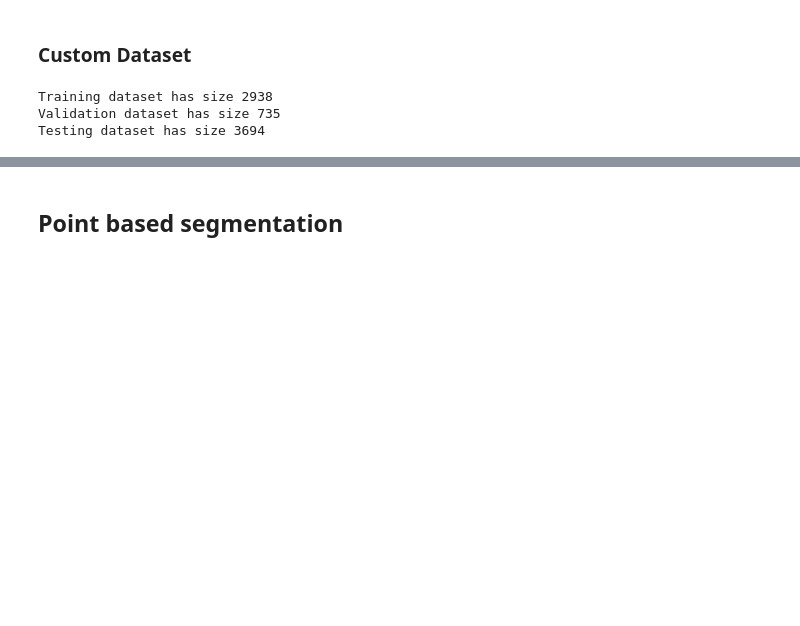
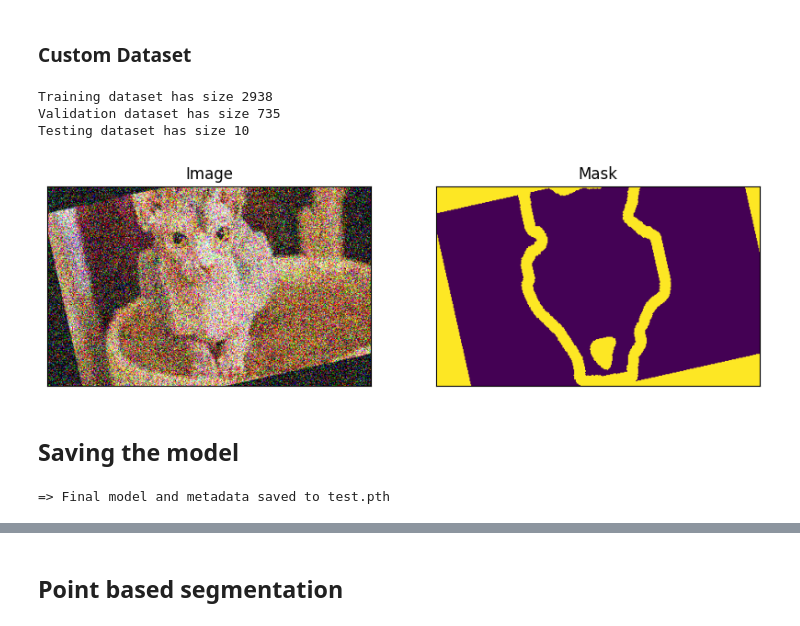
Before and after one commit to G30rg3ab/Computer-Vision-Project, a Jupyter notebook: playground.ipynb, the cells around one changed output, grey strips where cells are left out. Cells and saved outputs as stored; diff of their text form; code cells hidden in the pictures; blank space fills up the shorter version.

```diff
--- a/playground.ipynb
+++ b/playground.ipynb
@@ -46,13 +48,14 @@ x_train_fps, x_val_fps, y_train_fps, y_val_fps = preprocessing.train_val_split(x
 # %%
 test_augmentation = preprocessing.get_validation_augmentation()
 preprocessing_fn = preprocessing.get_preprocessing()
+train_augmentation = preprocessing.get_training_augmentation()
 
-train_dataset = CVDataset(x_train_fps, y_train_fps)
+train_dataset = CVDataset(x_train_fps, y_train_fps, augmentation=train_augmentation)
 valid_dataset = CVDataset(x_val_fps, y_val_fps)
 
 test_dataset  = CVDataset(
-                x_test_fps,
-                y_test_fps,
+                x_test_fps[:10],
+                y_test_fps[:10],
                 augmentation = test_augmentation,
                 preprocessing=preprocessing_fn
                 )
@@ -65,4 +68,9 @@ print(f'Testing dataset has size {test_dataset.__len__()}')
 # %% [output]
 Training dataset has size 2938
 Validation dataset has size 735
-Testing dataset has size 3694
+Testing dataset has size 10
+# %%
+image, mask = train_dataset[1]
+show.visualiseData(image = image, mask = mask)
+# %% [output]
+[figure, added]
@@ -68,0 +81,23 @@ Testing dataset has size 3694
+# %% [markdown]
+## Saving the model
+# %%
+# 0. Create your model and train it
+model = unet_model.UNET(in_channels=3, out_channels=3)
+# train function/code or whatever you need to use
+
+# 1. get the state dict for the model (weights etc)
+#    This is a built in method if model inherits from nn.Module
+state_dict = model.state_dict()
+
+# 2. Create a checkpoint
+checkpoint = {'state_dict': state_dict, # 'state_dict' key name must be named state_dict exactly
+              'epochs':10,              # Add optional additional elements to the checkpoint for experiment tracking
+              'learning_rate': 10}      # these can be named whatever you like, and there can be as many as you like
+
+# 3. save the checkpoint to your computer/google colab files
+model_utils.save_checkpoint(
+    checkpoint,
+    'test.pth'  # Where you want to save & filename, if you want to save to folder called 'checkpoints' for instance, just change to 'checkpoints/test.pth'
+    )
+# %% [output]
+=> Final model and metadata saved to test.pth
```
Also changed, not shown: parts of 14 cells of this notebook.
